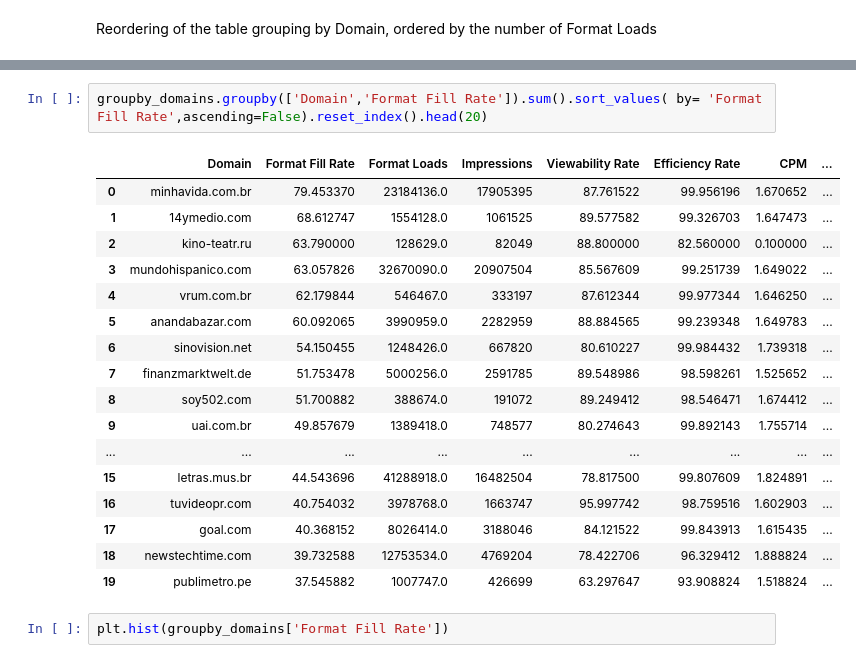
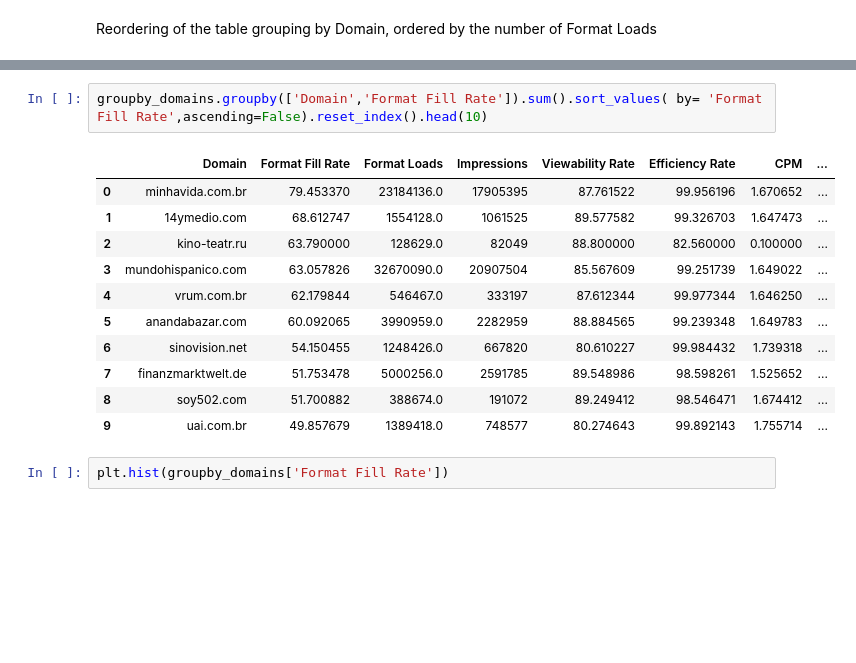
Before and after one commit to rfisla/FINAL-PROJECT-OF-KSCHOOL-MASTER, a Jupyter notebook: Initial Data Interpretation.ipynb, the cells around one changed output, grey strips where cells are left out. Cells and saved outputs as stored; diff of their text form; blank space fills up the shorter version.

```diff
--- a/Initial Data Interpretation.ipynb
+++ b/Initial Data Interpretation.ipynb
@@ -190,25 +190,19 @@ groupby_domains.head(20)
 | 18 | tempo.co | 51421925.0 | 365414 | 0.749674 | 84.345761 | 99.077283 | 2.087174 | ... |
 | 19 | botasot.info | 48376876.0 | 337116 | 0.692917 | 91.973333 | 95.827917 | 1.645694 | ... |
 # %%
-groupby_domains.groupby(['Domain','Format Fill Rate']).sum().sort_values( by= 'Format Fill Rate',ascending=False).reset_index().head(20)
+groupby_domains.groupby(['Domain','Format Fill Rate']).sum().sort_values( by= 'Format Fill Rate',ascending=False).reset_index().head(10)
 # %% [output]
 |  | Domain | Format Fill Rate | Format Loads | Impressions | Viewability Rate | Efficiency Rate | CPM | ... |
 | 0 | minhavida.com.br | 79.453370 | 23184136.0 | 17905395 | 87.761522 | 99.956196 | 1.670652 | ... |
 | 1 | 14ymedio.com | 68.612747 | 1554128.0 | 1061525 | 89.577582 | 99.326703 | 1.647473 | ... |
 | 2 | kino-teatr.ru | 63.790000 | 128629.0 | 82049 | 88.800000 | 82.560000 | 0.100000 | ... |
 | 3 | mundohispanico.com | 63.057826 | 32670090.0 | 20907504 | 85.567609 | 99.251739 | 1.649022 | ... |
 | 4 | vrum.com.br | 62.179844 | 546467.0 | 333197 | 87.612344 | 99.977344 | 1.646250 | ... |
 | 5 | anandabazar.com | 60.092065 | 3990959.0 | 2282959 | 88.884565 | 99.239348 | 1.649783 | ... |
 | 6 | sinovision.net | 54.150455 | 1248426.0 | 667820 | 80.610227 | 99.984432 | 1.739318 | ... |
 | 7 | finanzmarktwelt.de | 51.753478 | 5000256.0 | 2591785 | 89.548986 | 98.598261 | 1.525652 | ... |
 | 8 | soy502.com | 51.700882 | 388674.0 | 191072 | 89.249412 | 98.546471 | 1.674412 | ... |
 | 9 | uai.com.br | 49.857679 | 1389418.0 | 748577 | 80.274643 | 99.892143 | 1.755714 | ... |
-| ... | ... | ... | ... | ... | ... | ... | ... | ... |
-| 15 | letras.mus.br | 44.543696 | 41288918.0 | 16482504 | 78.817500 | 99.807609 | 1.824891 | ... |
-| 16 | tuvideopr.com | 40.754032 | 3978768.0 | 1663747 | 95.997742 | 98.759516 | 1.602903 | ... |
-| 17 | goal.com | 40.368152 | 8026414.0 | 3188046 | 84.121522 | 99.843913 | 1.615435 | ... |
-| 18 | newstechtime.com | 39.732588 | 12753534.0 | 4769204 | 78.422706 | 96.329412 | 1.888824 | ... |
-| 19 | publimetro.pe | 37.545882 | 1007747.0 | 426699 | 63.297647 | 93.908824 | 1.518824 | ... |
 # %%
 plt.hist(groupby_domains['Format Fill Rate'])
 # %% [output]
```
Also changed, not shown: parts of 15 cells of this notebook.
